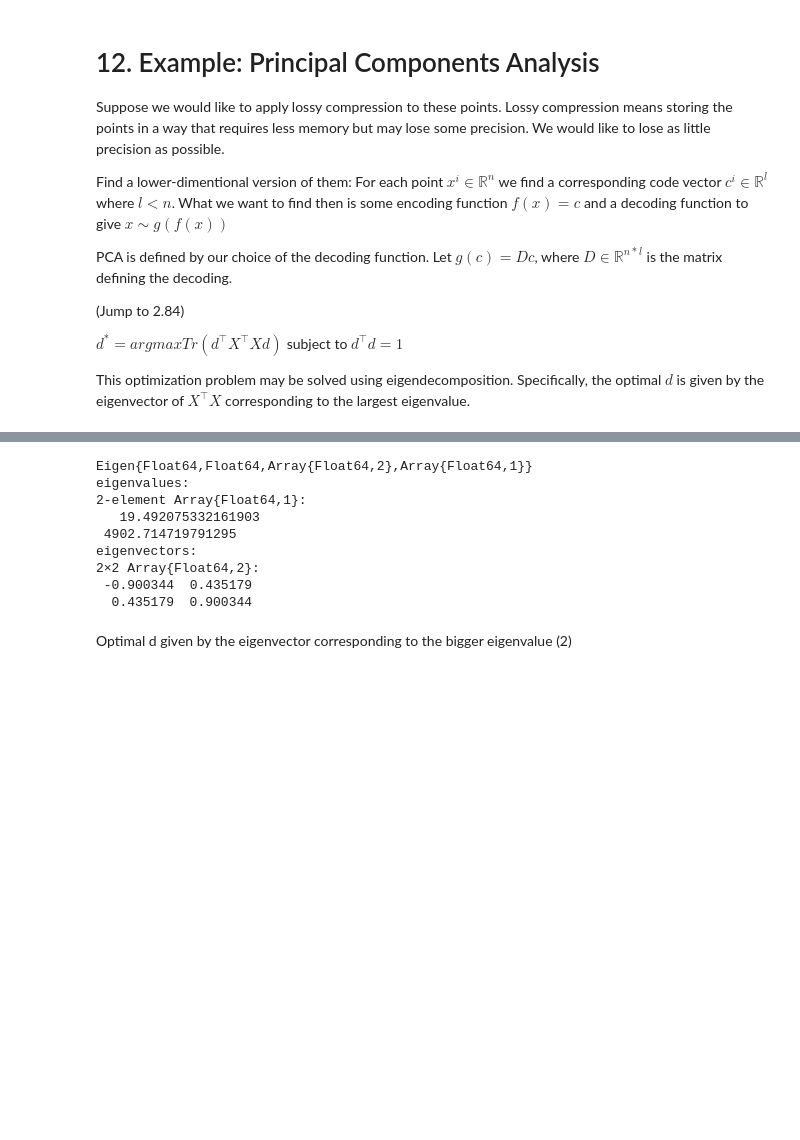
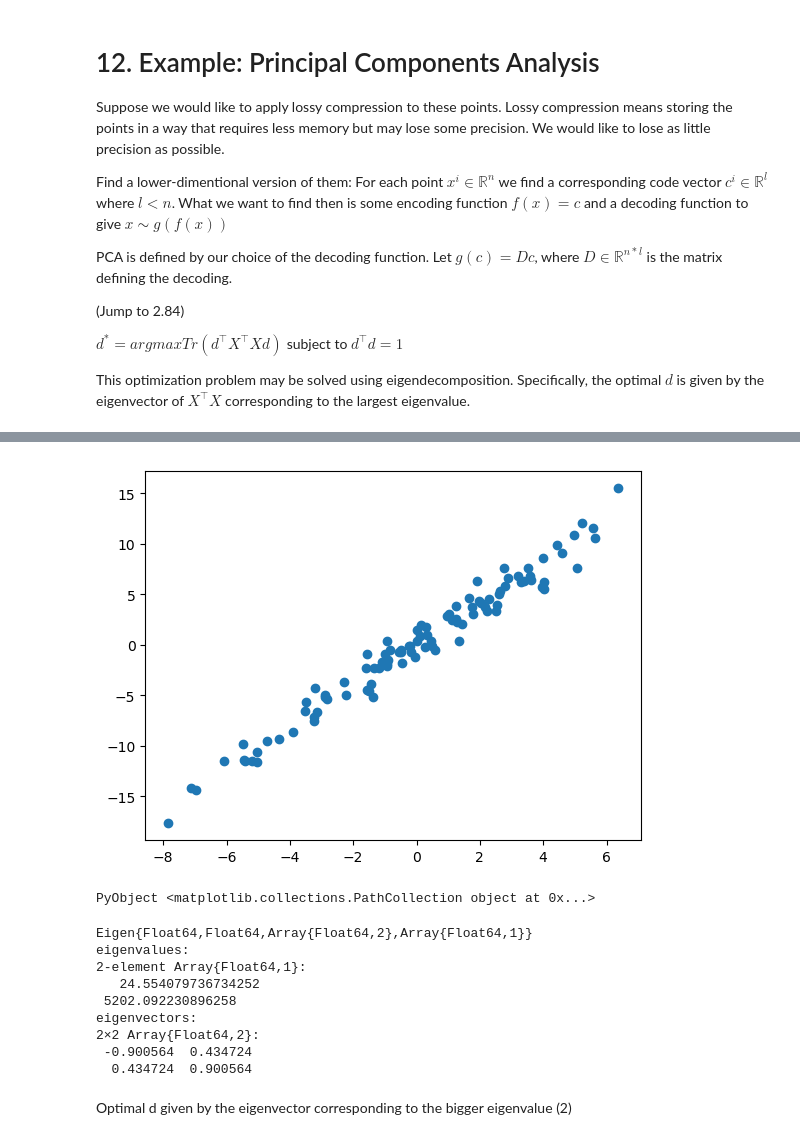
Before and after one commit to jglezt/goodfellow, a Jupyter notebook: Chapter 2 - Linear Algebra.ipynb, the cells around one changed output, grey strips where cells are left out. Saved outputs shown, nothing was run; the diff lists cells and outputs as text; code cells hidden in the pictures; blank space fills up the shorter version.

```diff
--- a/Chapter 2 - Linear Algebra.ipynb
+++ b/Chapter 2 - Linear Algebra.ipynb
@@ -398,15 +430,20 @@ PyObject <matplotlib.collections.PathCollection object at 0x...>
+# %%
+scatter(M_centered[1:100], M_centered[101:200])
+# %% [output]
+[figure, added]
+PyObject <matplotlib.collections.PathCollection object at 0x...>
 # %%
-F = eigen(transpose(M) * M)
+F = eigen(transpose(M_centered) * M_centered)
 # %% [output]
 Eigen{Float64,Float64,Array{Float64,2},Array{Float64,1}}
 eigenvalues:
 2-element Array{Float64,1}:
-   19.492075332161903
- 4902.714719791295
+   24.554079736734252
+ 5202.092230896258
 eigenvectors:
 2×2 Array{Float64,2}:
- -0.900344  0.435179
-  0.435179  0.900344
+ -0.900564  0.434724
+  0.434724  0.900564
 # %% [markdown]
 Optimal d given by the eigenvector corresponding to the bigger eigenvalue (2)
 # %%
```
Also changed, not shown: parts of 10 cells of this notebook.
